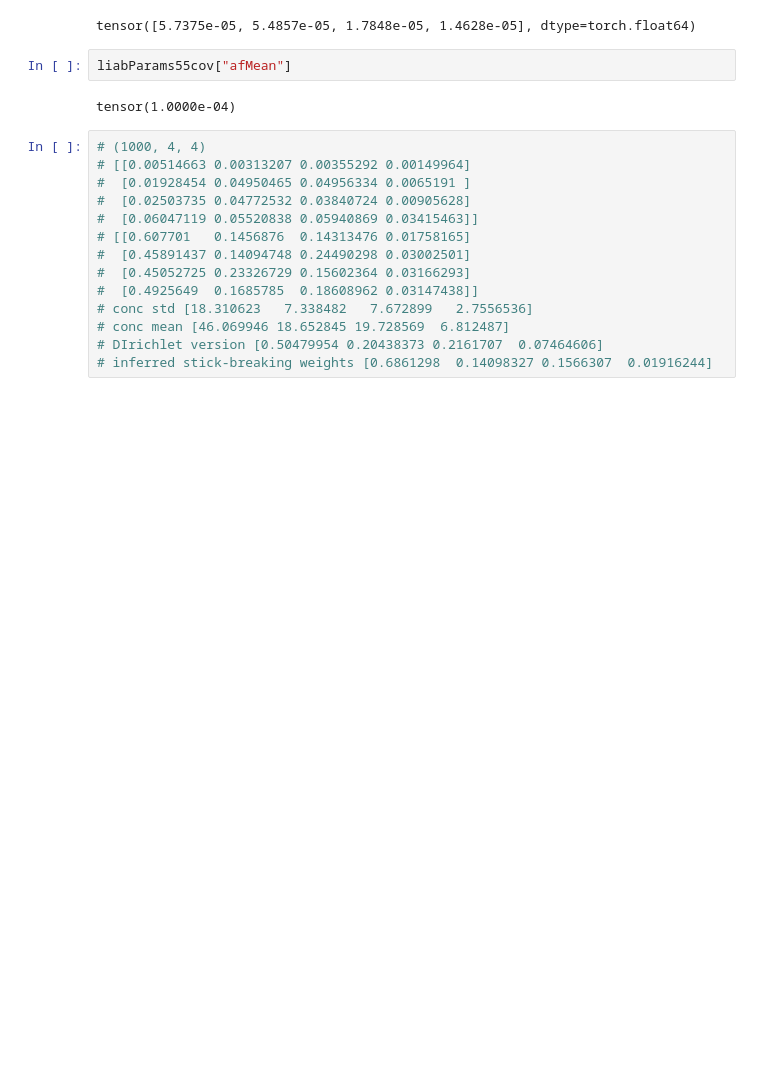
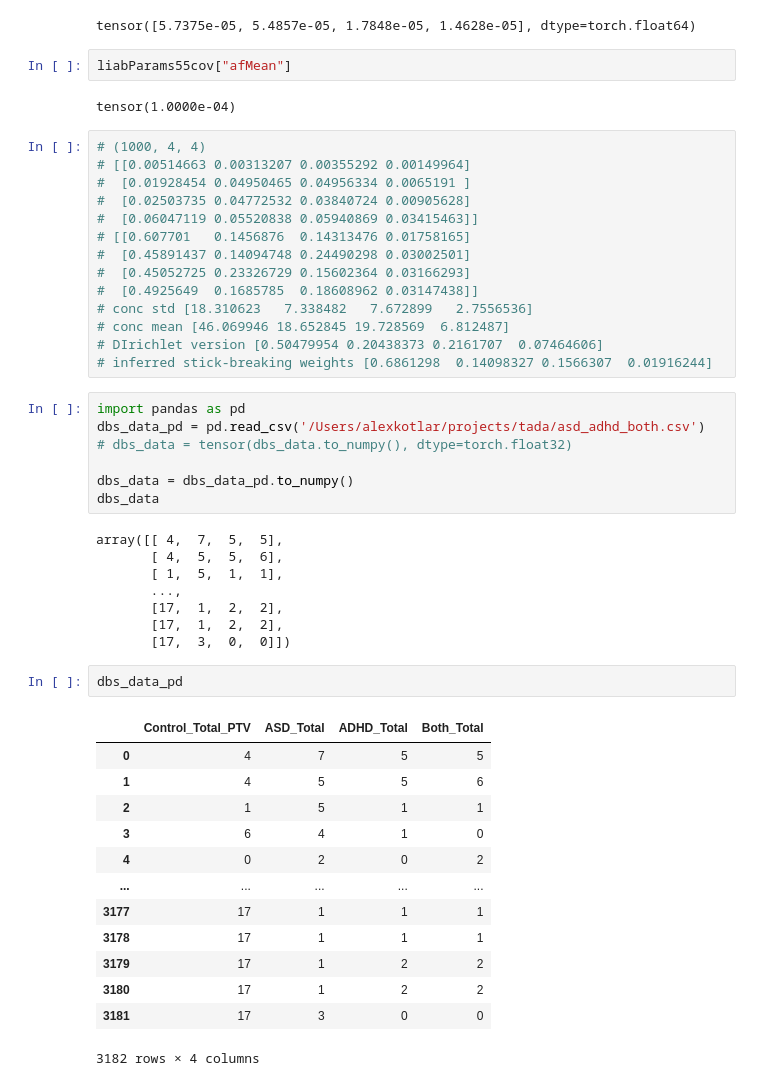
Before and after one commit to akotlar/multivariate-tada, a Jupyter notebook: numpyro-dmm2.ipynb, the cells around one changed output. Drawn from its saved outputs; the diff is of its cells as text; blank space fills up the shorter version.

```diff
--- a/numpyro-dmm2.ipynb
+++ b/numpyro-dmm2.ipynb
@@ -484,3 +1374,34 @@ tensor(1.0000e-04)
 # conc mean [46.069946 18.652845 19.728569  6.812487]
 # DIrichlet version [0.50479954 0.20438373 0.2161707  0.07464606]
 # inferred stick-breaking weights [0.6861298  0.14098327 0.1566307  0.01916244]
+# %%
+import pandas as pd
+dbs_data_pd = pd.read_csv('/Users/alexkotlar/projects/tada/asd_adhd_both.csv')
+# dbs_data = tensor(dbs_data.to_numpy(), dtype=torch.float32)
+
+dbs_data = dbs_data_pd.to_numpy()
+dbs_data
+# %% [output]
+array([[ 4,  7,  5,  5],
+       [ 4,  5,  5,  6],
+       [ 1,  5,  1,  1],
+       ...,
+       [17,  1,  2,  2],
+       [17,  1,  2,  2],
+       [17,  3,  0,  0]])
+# %%
+dbs_data_pd
+# %% [output]
+|  | Control_Total_PTV | ASD_Total | ADHD_Total | Both_Total |
+| 0 | 4 | 7 | 5 | 5 |
+| 1 | 4 | 5 | 5 | 6 |
+| 2 | 1 | 5 | 1 | 1 |
+| 3 | 6 | 4 | 1 | 0 |
+| 4 | 0 | 2 | 0 | 2 |
+| ... | ... | ... | ... | ... |
+| 3177 | 17 | 1 | 1 | 1 |
+| 3178 | 17 | 1 | 1 | 1 |
+| 3179 | 17 | 1 | 2 | 2 |
+| 3180 | 17 | 1 | 2 | 2 |
+| 3181 | 17 | 3 | 0 | 0 |
+3182 rows × 4 columns
```
Also changed, not shown: parts of 63 cells of this notebook, 3 other files.
